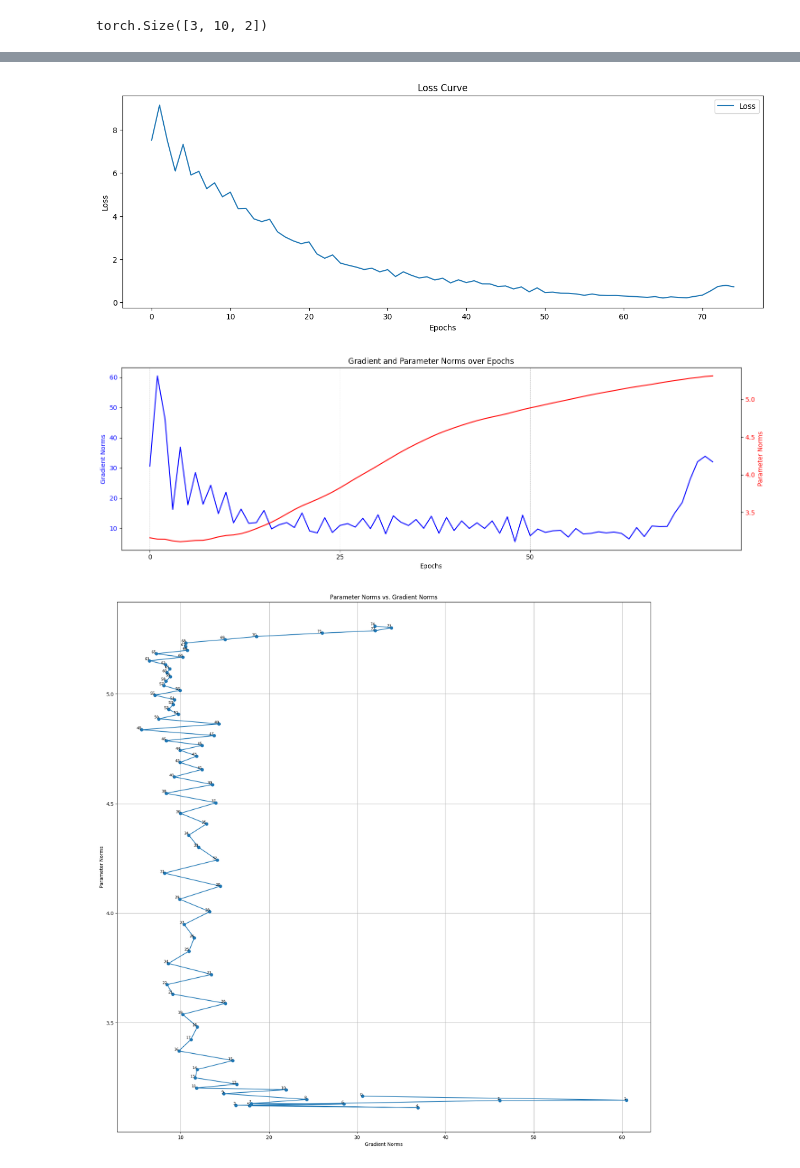
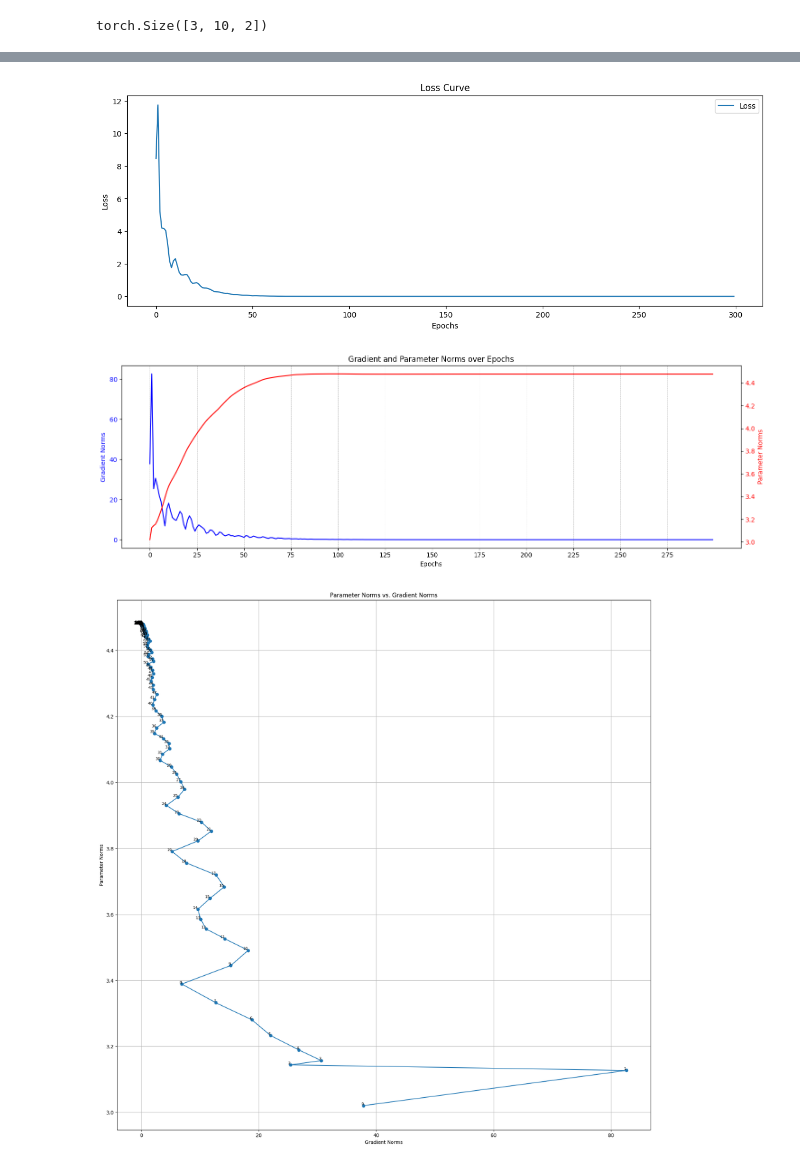
Before and after one commit to rajshreyas922/Human_Pose_Generation, a Jupyter notebook: ProvNERF Pose Generation/Single_Hidden_Layer.ipynb, the cells around one changed output, grey strips where cells are left out. Cells and saved outputs as stored; diff of their text form; code cells hidden in the pictures.

```diff
--- a/ProvNERF Pose Generation/Single_Hidden_Layer.ipynb
+++ b/ProvNERF Pose Generation/Single_Hidden_Layer.ipynb
@@ -279,13 +293,13 @@ Z = (Zs[0](encoded_x))
 # %%
-epochs = 75
-staleness = 500
+epochs = 300
+staleness = 300
 num_Z_samples = 50
-lr = 0.005
+lr = 0.035
 num_points = 10
 xdim = 1
-zdim = 6
+zdim = 10
 output_dim = 2
-plot_epoch = 50
+plot_epoch = 5000
 param_name = f"staleness_{staleness}_lr_{lr}_zdim_{zdim}_num_points_{num_points}"
 # %%
 if xdim == 1:
@@ -300,15 +314,15 @@ print(data.shape)
 # %% [output]
 torch.Size([3, 10, 2])
 # %%
-torch.manual_seed(1)
-np.random.seed(1)
+# torch.manual_seed(5)
+# np.random.seed(4)
 # Initialize the model and optimizer
 H_t = H_theta(input_dim=zdim, output_dim=output_dim).to(device)
-#optimizer = optim.Adam(H_t.parameters(), lr=lr, betas=(0.9, 0.99))
-optimizer = optim.SGD(H_t.parameters(), lr=lr, momentum=0.95)
+optimizer = optim.Adam(H_t.parameters(), lr=lr, betas=(0.9, 0.999))
+#optimizer = optim.SGD(H_t.parameters(), lr=lr, momentum=0.95)
 
-gamma = 0.86
-scheduler = optim.lr_scheduler.StepLR(optimizer, gamma=gamma, step_size=50)
+gamma = 0.95
+scheduler = optim.lr_scheduler.StepLR(optimizer, gamma=gamma, step_size=100)
 
 os.makedirs('plots/'+param_name, exist_ok=True)
 
@@ -321,7 +335,7 @@ for e in tqdm(range(epochs)):
     if e == 0:
 
         Zxs = torch.empty((num_Z_samples, num_points, zdim)).to(device)
-        z_in = pos_encoder(x, L=8)
+        z_in = pos_encoder(x, L=6)
 
         Zs = generate_NN_latent_functions(num_samples=num_Z_samples, xdim=z_in.shape[1], zdim=zdim, bias=1)
         for i, model in enumerate(Zs):
@@ -391,16 +405,34 @@ for e in tqdm(range(epochs)):
         grad_sum += torch.norm(param.grad)**2
 
 
-    if e == 68:
-        print("68th Epoch Paramters")
-        H_t(imle_transformed_points, disp = True)
-        for param in H_t.parameters():
-            print(param)
-    if e == 69:
-        print("69th Epoch Paramters")
-        H_t(imle_transformed_points, disp = True)
-        for param in H_t.parameters():
-            print(param)
+    # if e == 67:
+    #     print("68th Epoch Paramters")
+    #     print(f"Loss: {losses[67]}")
+    #     print(f"Diffs", diffs(data, outs))
+    #     H_t(imle_transformed_points, disp = True)
+    #     for param in H_t.parameters():
+    #         print(param.grad.shape)
+    # if e == 68:
+    #     print("69th Epoch Paramters")
+    #     print(f"Loss: {losses[68]}")
+    #     print(f"Diffs", diffs(data, outs))
+    #     H_t(imle_transformed_points, disp = True)
+    #     # for param in H_t.parameters():
+    #     #     print(param)
+    # if e == 69:
+    #     print("70th Epoch Paramters")
+    #     print(f"Loss: {losses[69]}")
+    #     print(f"Diffs", diffs(data, outs))
+    #     H_t(imle_transformed_points, disp = True)
+
+
+    # if e == 74:
+    #     print("75th Epoch Paramters")
+    #     print(f"Loss: {losses[74]}")
+    #     print(f"Diffs", diffs(data, outs))
+    #     H_t(imle_transformed_points, disp = True)
+    #     # for param in H_t.parameters():
+    #     #     print(param)
 
 
     grad_norm = torch.sqrt(grad_sum).item()
@@ -415,9 +447,9 @@ for e in tqdm(range(epochs)):
     scheduler.step()
 
 print(f"{e+1} Epoch loss: {losses[-1]}")
-# print(f"200 Epoch loss: {losses[199]}")
-# print(f"100 Epoch loss: {losses[99]}")
-# print(f"50 Epoch loss: {losses[49]}")
+print(f"200 Epoch loss: {losses[199]}")
+print(f"100 Epoch loss: {losses[99]}")
+print(f"50 Epoch loss: {losses[49]}")
 
 # Plot the loss curve on a separate figure
 plt.figure(figsize=(15, 5))
@@ -487,4 +506,4 @@ tensor([0.4939, 0.5812], device='cuda:0', requires_grad=True)
-[figure, old version]
+[figure, new version]
-[figure, old version]
+[figure, new version]
-[figure, old version]
+[figure, new version]
 # %%
```
Also changed, not shown: parts of 7 cells of this notebook, 55 other files.
